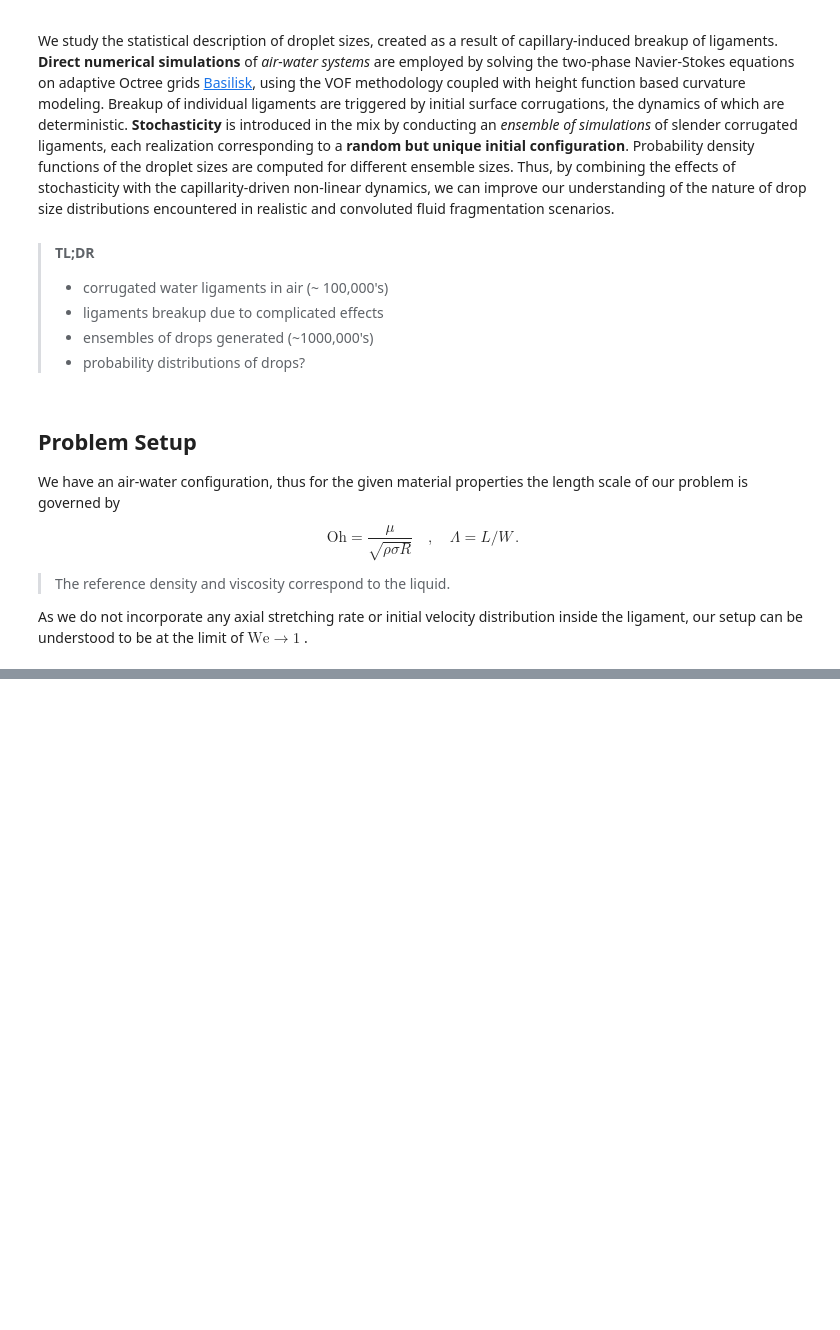
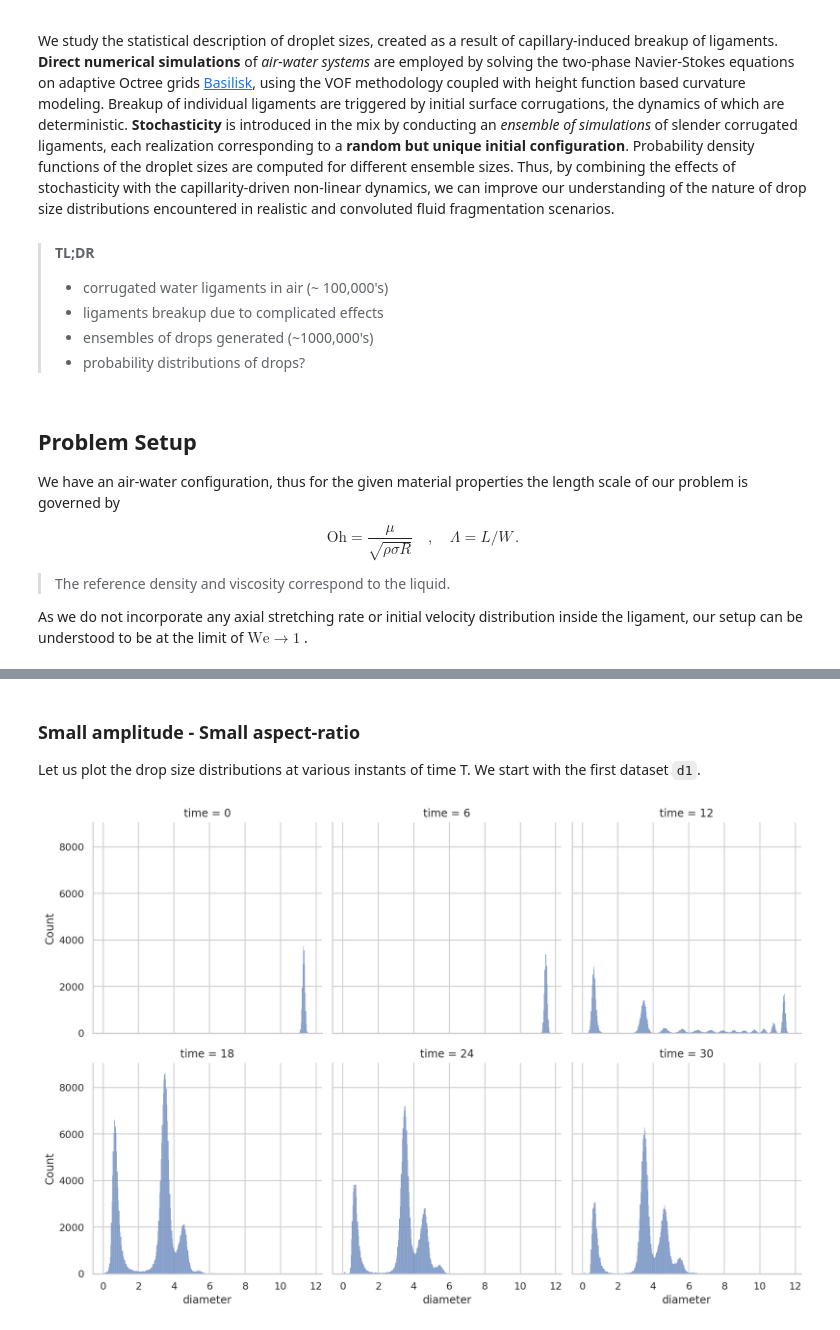
Before and after one commit to palsagar/ligaments_analysis, a Jupyter notebook: preliminary.ipynb, the cells around one changed output, grey strips where cells are left out. Drawn from its saved outputs; the diff is of its cells as text; code cells hidden in the pictures; blank space fills up the shorter version.

```diff
--- a/preliminary.ipynb
+++ b/preliminary.ipynb
@@ -79,0 +87,18 @@ The colormap on the top half represents the axial velocity, whereas the bottom h
+# %%
+# Required libraries for data arrays, data manipulation, plotting etc
+import numpy as np
+import pandas as pd
+
+import seaborn as sns
+sns.set_context("poster")
+sns.set(rc={'figure.figsize': (16, 9.)})
+sns.set_style("whitegrid")
+
+import matplotlib.pyplot as plt
+%matplotlib inline
+%config InlineBackend.figure_format = 'retina'
+plt.rcParams['text.latex.preamble']=[r"\usepackage{lmodern}",r'\boldmath']
+
+
+#sns.set(style="white", palette="muted")
+#sns.set_context("paper")
@@ -79,0 +107,2 @@ The colormap on the top half represents the axial velocity, whereas the bottom h
+# %%
+drops = pd.read_csv("results", sep=" ")
@@ -79,0 +128,12 @@ The colormap on the top half represents the axial velocity, whereas the bottom h
+# %%
+# low amplitude , low aspect
+d1 = drops.loc[(drops.amplitude == 0.1) & (drops['aspect-ratio'] == 50)]
+
+# low amplitude , large aspect
+d2 = drops.loc[(drops.amplitude == 0.1) & (drops['aspect-ratio'] == 100)]
+
+# large amplitude , low aspect
+d3 = drops.loc[(drops.amplitude == 0.2) & (drops['aspect-ratio'] == 50)]
+
+# large amplitude , large aspect
+d4 = drops.loc[(drops.amplitude == 0.2) & (drops['aspect-ratio'] == 100)]
@@ -79,0 +178,9 @@ The colormap on the top half represents the axial velocity, whereas the bottom h
+# %% [markdown]
+### Small amplitude - Small aspect-ratio
+
+Let us plot the drop size distributions at various instants of time T. We start with the first dataset `d1`.
+# %%
+sns.displot(data=d1, kind="hist", kde=False, x="diameter", col="time",
+            legend=True, palette="bright", height=4.0, aspect=1.0, col_wrap=3) ;
+# %% [output]
+[figure, added]
```
Also changed, not shown: parts of 41 cells of this notebook.
